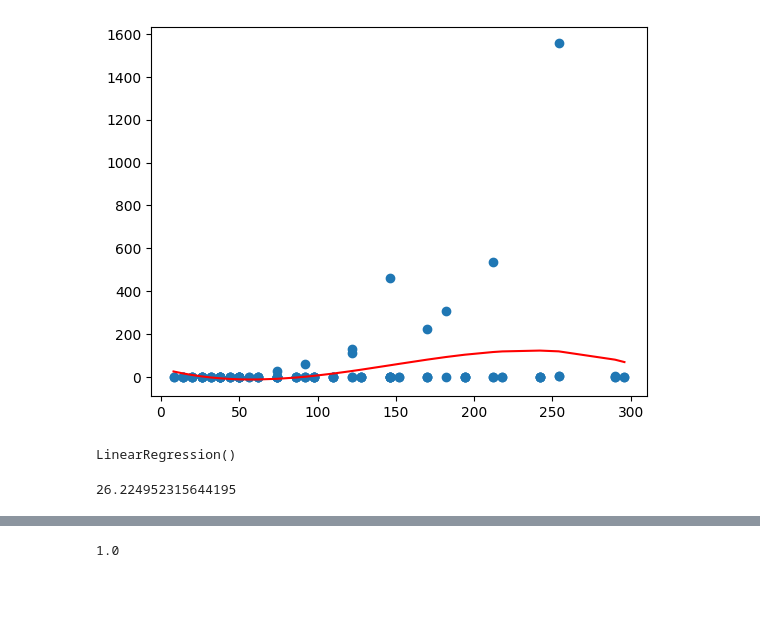
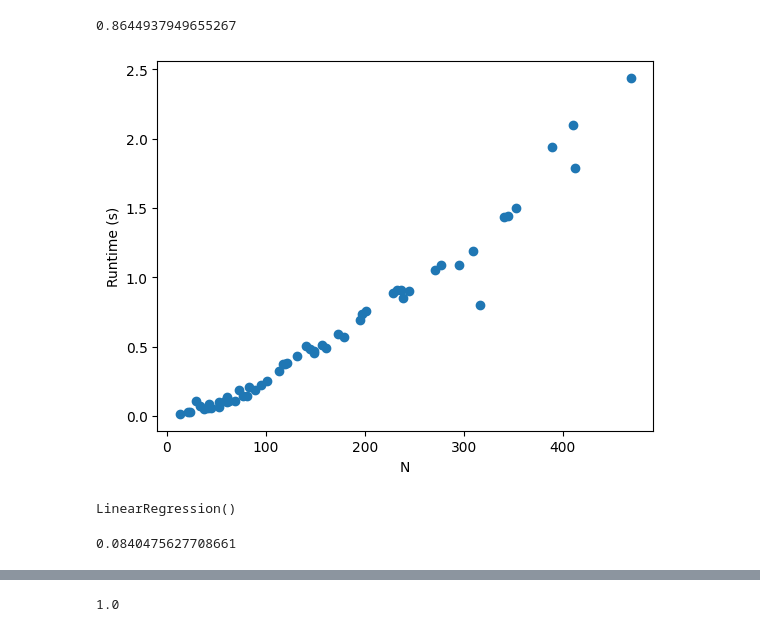
Before and after one commit to cameronwp/sm-thesis, a Jupyter notebook: data/regressions.ipynb, the cells around one changed output, grey strips where cells are left out. Cells and saved outputs as stored; diff of their text form; code cells hidden in the pictures; blank space fills up the shorter version.

```diff
--- a/data/regressions.ipynb
+++ b/data/regressions.ipynb
@@ -1,17 +1,22 @@
 # %%
 import numpy as np
 import matplotlib.pyplot as plt
+from matplotlib import rcParams
 import pandas as pd
 from scipy.optimize import curve_fit
 from sklearn.linear_model import LinearRegression
 from sklearn.preprocessing import PolynomialFeatures
 from sklearn.metrics import mean_squared_error
 from sklearn.metrics import r2_score
+
+rcParams['font.family'] = 'serif'
+# rcParams['font.sans-serif'] = ['Tahoma']
 # %%
-data = pd.read_csv('observations-aggregate.csv')
+data = pd.read_csv('tick-aggregate.csv')
 data = data.sort_values(by=['N'])
 x = data.iloc[:, 0].values.reshape(-1, 1)
-y = data.iloc[:, 4].values.reshape(-1, 1)  # -1 means that calculate the dimension of rows, but have 1 column
+y = data.iloc[:, 5].values.reshape(-1, 1)  # -1 means that calculate the dimension of rows, but have 1 column
+e = data.iloc[:, 6].values.reshape(-1, 1)  # error
 
 data.head()
 # %% [output]
@@ -36,3 +75,8 @@ array([  8,   8,  14,  14,  14,  14,  20,  20,  20,  20,  26,  26,  26,
+# %%
+
+coefficient_of_dermination
+# %% [output]
+0.8644937949655267
 # %%
 poly = PolynomialFeatures(degree=3, include_bias=False)
 poly_features = poly.fit_transform(x.reshape(-1, 1))
@@ -43,10 +87,12 @@ linear_regressor.fit(poly_features, y)
 y_pred = linear_regressor.predict(poly_features)  # make predictions
 # %%
 plt.scatter(x, y)
-plt.plot(x, y_pred, color='red')
+plt.xlabel("N")
+plt.ylabel("Runtime (s)")
+# plt.plot(x, y_pred, color='red')
 plt.show()
 # %% [output]
-[figure, old version]
+[figure, new version]
 # %%
 poly_reg_model = LinearRegression()
 poly_reg_model.fit(x, y_pred)
@@ -56,4 +102,4 @@ LinearRegression()
 poly_reg_rmse = np.sqrt(mean_squared_error(y, y_pred))
 poly_reg_rmse
 # %% [output]
-26.224952315644195
+0.0840475627708661
```
Also changed, not shown: parts of 6 cells of this notebook, 25 other files.
